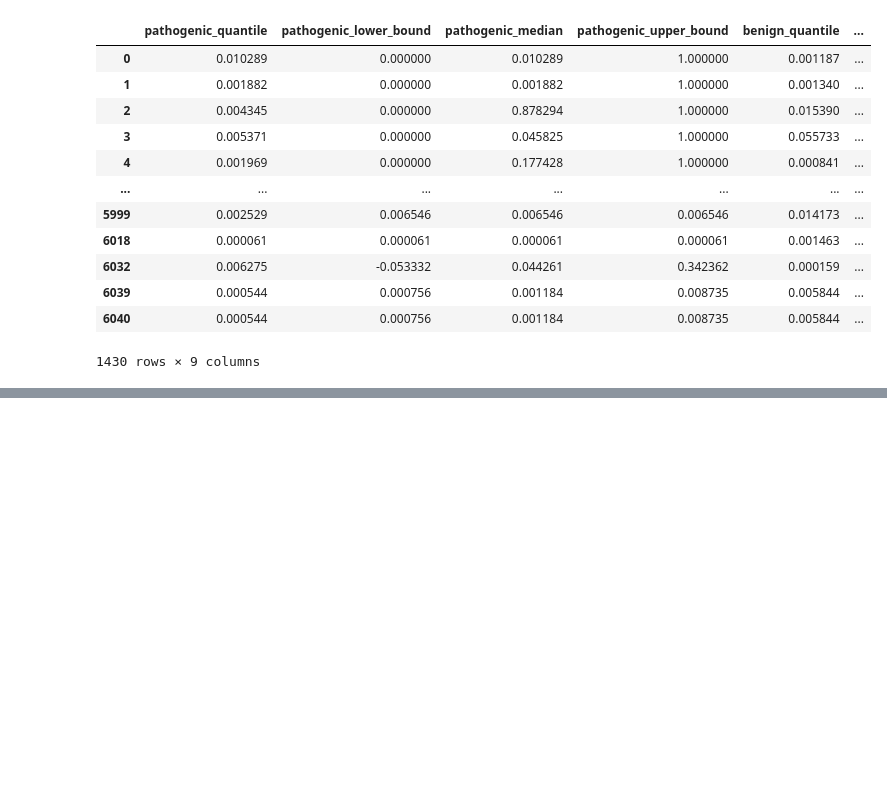
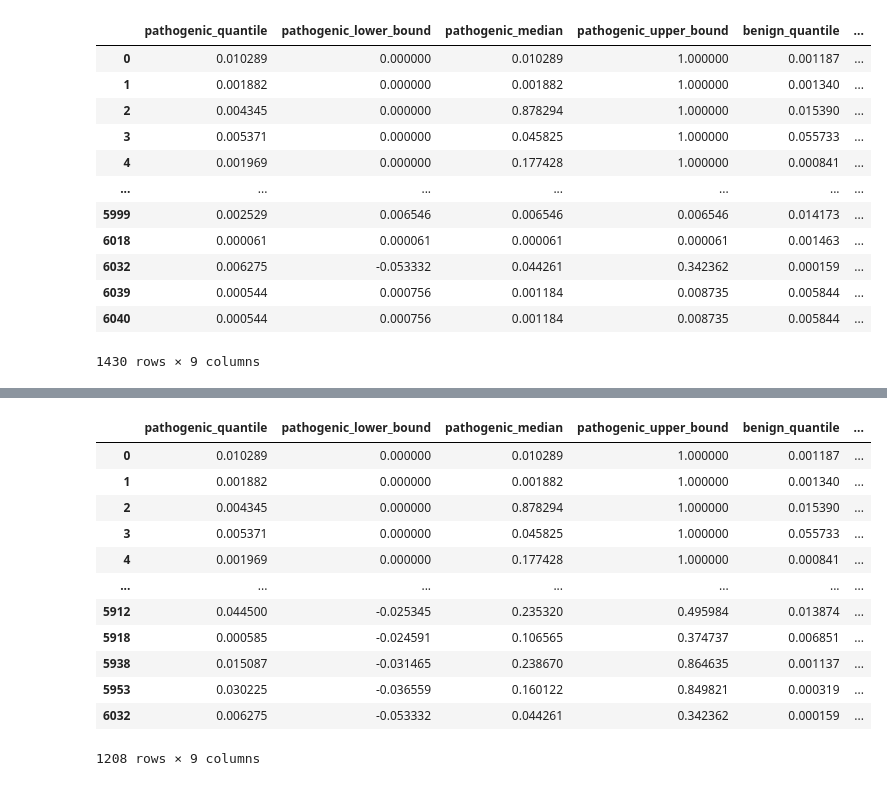
Before and after one commit to SietsmaRJ/capice_updatr, a Jupyter notebook: scripts/thresholds.ipynb, the cells around one changed output, grey strips where cells are left out. Drawn from its saved outputs; the diff is of its cells as text; code cells hidden in the pictures; blank space fills up the shorter version.

```diff
--- a/scripts/thresholds.ipynb
+++ b/scripts/thresholds.ipynb
@@ -714,0 +731,16 @@ thresholds[thresholds['benign_upper_bound'] >= thresholds['pathogenic_lower_boun
+# %%
+thresholds[thresholds['pathogenic_lower_bound'] <= 0]
+# %% [output]
+|  | pathogenic_quantile | pathogenic_lower_bound | pathogenic_median | pathogenic_upper_bound | benign_quantile | ... |
+| 0 | 0.010289 | 0.000000 | 0.010289 | 1.000000 | 0.001187 | ... |
+| 1 | 0.001882 | 0.000000 | 0.001882 | 1.000000 | 0.001340 | ... |
+| 2 | 0.004345 | 0.000000 | 0.878294 | 1.000000 | 0.015390 | ... |
+| 3 | 0.005371 | 0.000000 | 0.045825 | 1.000000 | 0.055733 | ... |
+| 4 | 0.001969 | 0.000000 | 0.177428 | 1.000000 | 0.000841 | ... |
+| ... | ... | ... | ... | ... | ... | ... |
+| 5912 | 0.044500 | -0.025345 | 0.235320 | 0.495984 | 0.013874 | ... |
+| 5918 | 0.000585 | -0.024591 | 0.106565 | 0.374737 | 0.006851 | ... |
+| 5938 | 0.015087 | -0.031465 | 0.238670 | 0.864635 | 0.001137 | ... |
+| 5953 | 0.030225 | -0.036559 | 0.160122 | 0.849821 | 0.000319 | ... |
+| 6032 | 0.006275 | -0.053332 | 0.044261 | 0.342362 | 0.000159 | ... |
+1208 rows × 9 columns
```
Also changed, not shown: parts of 3 cells of this notebook, 2 other files.
